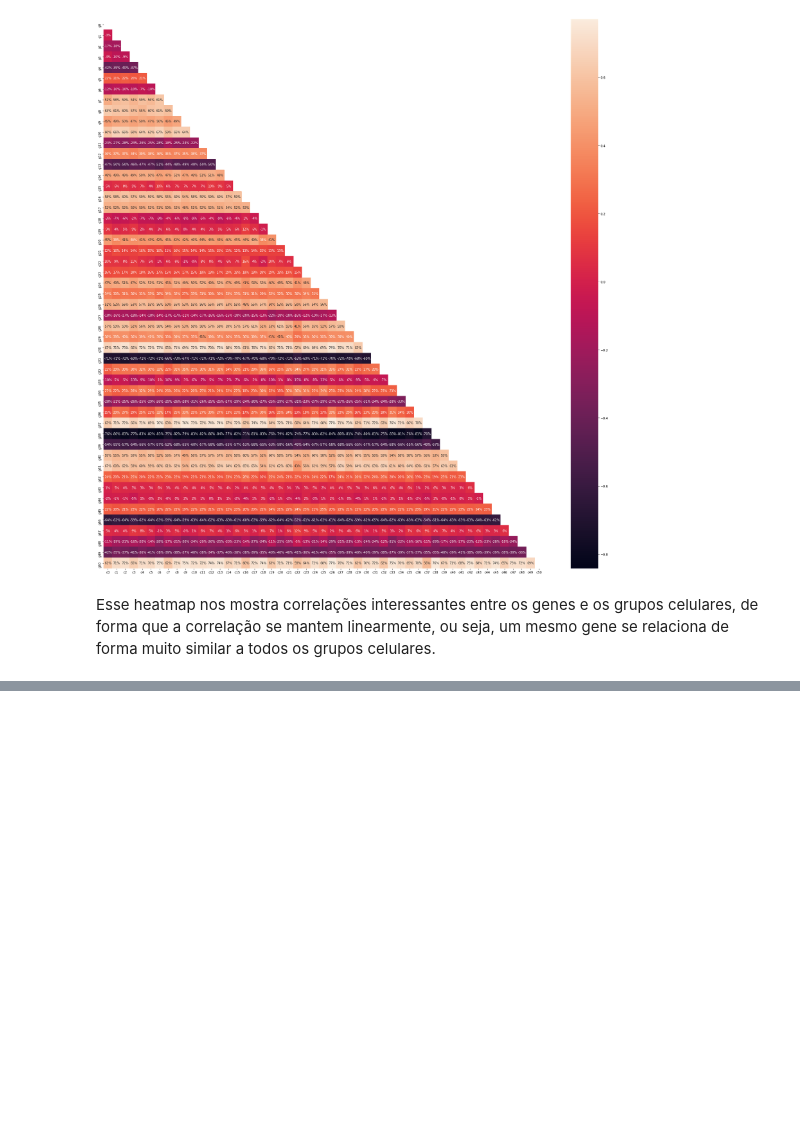
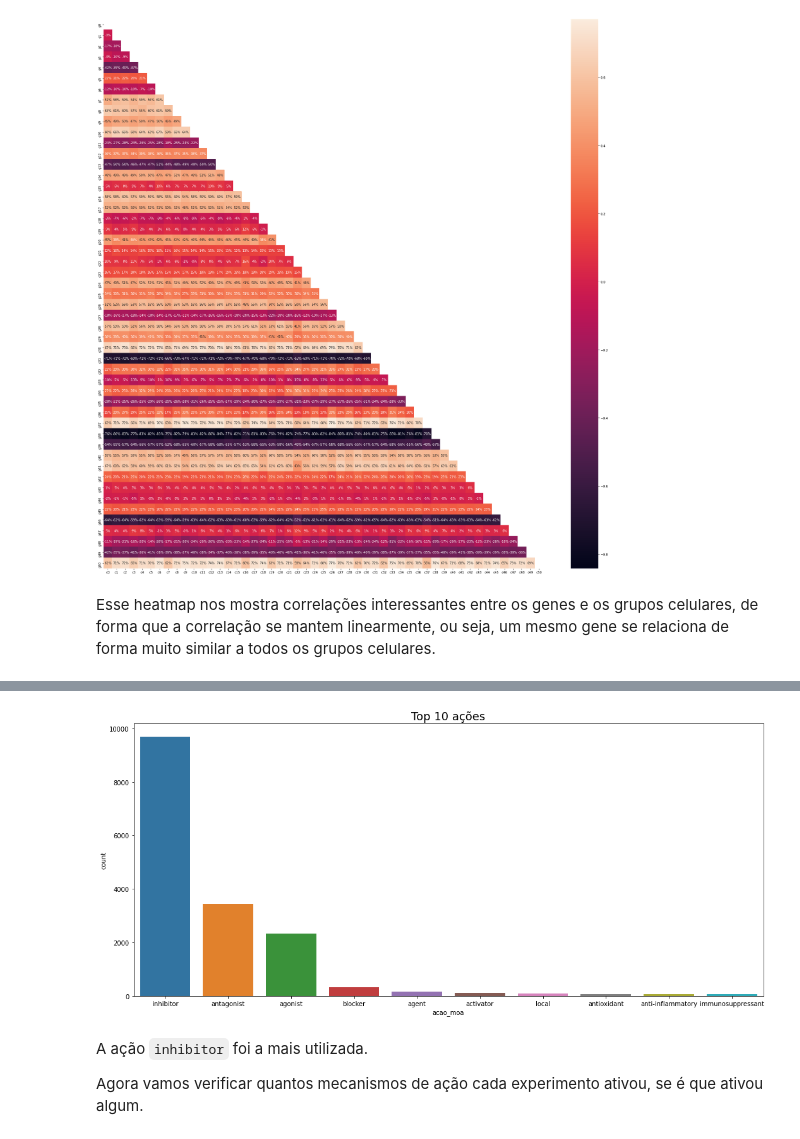
Before and after one commit to marinavillaschi/drug-discovery-analysis, a Jupyter notebook: Análise_de_Novos_Fármacos.ipynb, the cells around one changed output, grey strips where cells are left out. Cells and saved outputs as stored; diff of their text form; code cells hidden in the pictures; blank space fills up the shorter version.

```diff
--- a/Análise_de_Novos_Fármacos.ipynb
+++ b/Análise_de_Novos_Fármacos.ipynb
@@ -681,0 +684,6 @@ Após realizarmos a análise exploratória dos dados, foi possível conhece-los
+# %%
+# importando o arquivo  de resultados para um DataFrame
+df_r = pd.read_csv('https://raw.githubusercontent.com/alura-cursos/imersaodados3/main/dados/dados_resultados.csv')
+
+# verificando o tamanho do dataframe resultados
+print("Entradas:  ", df_r.shape[0], "\nVariáveis: ", df_r.shape[1])
@@ -681,0 +756,4 @@ Após realizarmos a análise exploratória dos dados, foi possível conhece-los
+# %%
+# soma colunas ordenado do maior pro menor
+moa_count = df_r.drop('id', axis=1).sum().sort_values(ascending=False)
+moa_count
@@ -681,0 +775,4 @@ Após realizarmos a análise exploratória dos dados, foi possível conhece-los
+# %%
+# criar uma lista com os nomes das açoes do moa ([-1] para pegar a ultima palavra)
+acao_moa = [i.split('_')[-1] for i in moa_count.index ]
+acao_moa[:6]
@@ -681,0 +786,4 @@ Após realizarmos a análise exploratória dos dados, foi possível conhece-los
+# %%
+# criando um df com as acoes e suas quantidades ordenadas do maior pro menor
+df_moa_count = pd.DataFrame(data={'acao_moa':acao_moa, 'count':moa_count.values}).groupby(by=['acao_moa']).sum().sort_values(ascending=False, by='count')[:10]
+df_moa_count.head(10)
@@ -681,0 +803,12 @@ Após realizarmos a análise exploratória dos dados, foi possível conhece-los
+# %%
+# plotando as top 10 ações
+fig, ax = plt.subplots(figsize=(15,7))
+ax = sns.barplot(x=df_moa_count.index, y="count", data=df_moa_count)
+ax.set_title('Top 10 ações', fontsize=18)
+plt.tight_layout()
+# %% [output]
+[figure, added]
+# %% [markdown]
+A ação `inhibitor` foi a mais utilizada.
+
+Agora vamos verificar quantos mecanismos de ação cada experimento ativou, se é que ativou algum.
```
Also changed, not shown: parts of 29 cells of this notebook.
